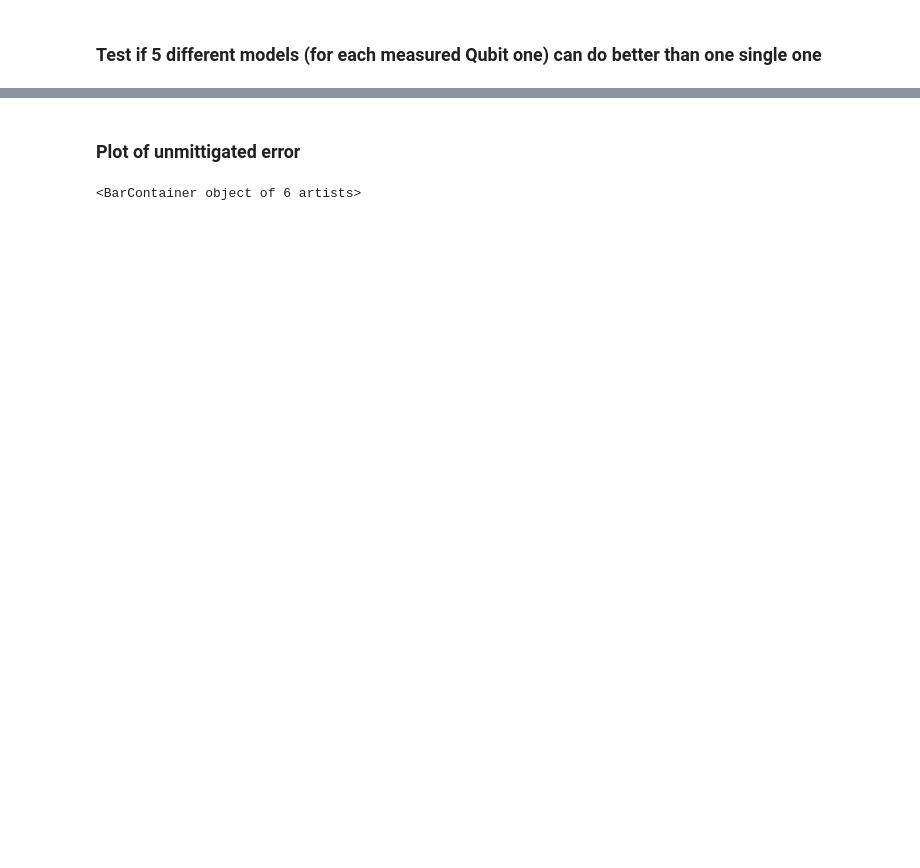
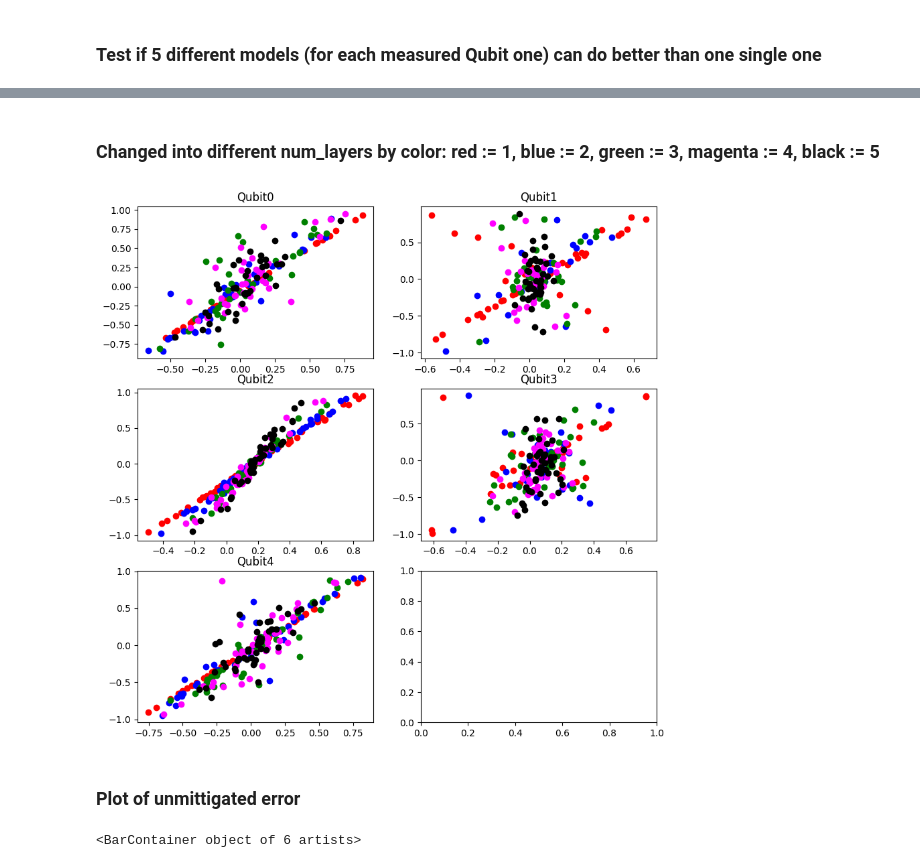
Before and after one commit to prachisharma21/ML_4_QEM, a Jupyter notebook: 5Models_Test.ipynb, the cells around one changed output, grey strips where cells are left out. Cells and saved outputs as stored; diff of their text form; code cells hidden in the pictures; blank space fills up the shorter version.

```diff
--- a/5Models_Test.ipynb
+++ b/5Models_Test.ipynb
@@ -60,3 +77,28 @@ plt.show(figure)
+# %% [markdown]
+### Changed into different num_layers by color: red := 1, blue := 2, green := 3, magenta := 4, black := 5
+# %%
+d = {'red': 1, 'blue': 2, 'green':3, 'magenta':4, 'black':5}
+fig2,axis = plt.subplots(3,2)
+axis[0,0].set_title('Qubit0')
+axis[0,1].set_title('Qubit1')
+axis[1,0].set_title('Qubit2')
+axis[1,1].set_title('Qubit3')
+axis[2,0].set_title('Qubit4')
+fig2.set_figwidth(10)
+fig2.set_figheight(10)
+for i in d.keys():
+    axis[0,0].scatter(df_qu0[df_qu0['num_layers'] == d[i]]['noisy_expectation'], df_qu0[df_qu0['num_layers'] == d[i]]['target'],
+                      color=i)
+    axis[0,1].scatter(df_qu1[df_qu1['num_layers'] == d[i]]['noisy_expectation'], df_qu1[df_qu1['num_layers'] == d[i]]['target'],
+                      color=i)
+    axis[1,0].scatter(df_qu2[df_qu2['num_layers'] == d[i]]['noisy_expectation'], df_qu2[df_qu2['num_layers'] == d[i]]['target'],
+                      color=i)
+    axis[1,1].scatter(df_qu3[df_qu3['num_layers'] == d[i]]['noisy_expectation'], df_qu3[df_qu3['num_layers'] == d[i]]['target'],
+                      color=i)
+    axis[2,0].scatter(df_qu4[df_qu4['num_layers'] == d[i]]['noisy_expectation'], df_qu4[df_qu4['num_layers'] == d[i]]['target'],
+                      color=i)
+# %% [output]
+[figure, added]
 # %% [markdown]
 ### Plot of unmittigated error
 # %%
```
Also changed, not shown: parts of 15 cells of this notebook.
